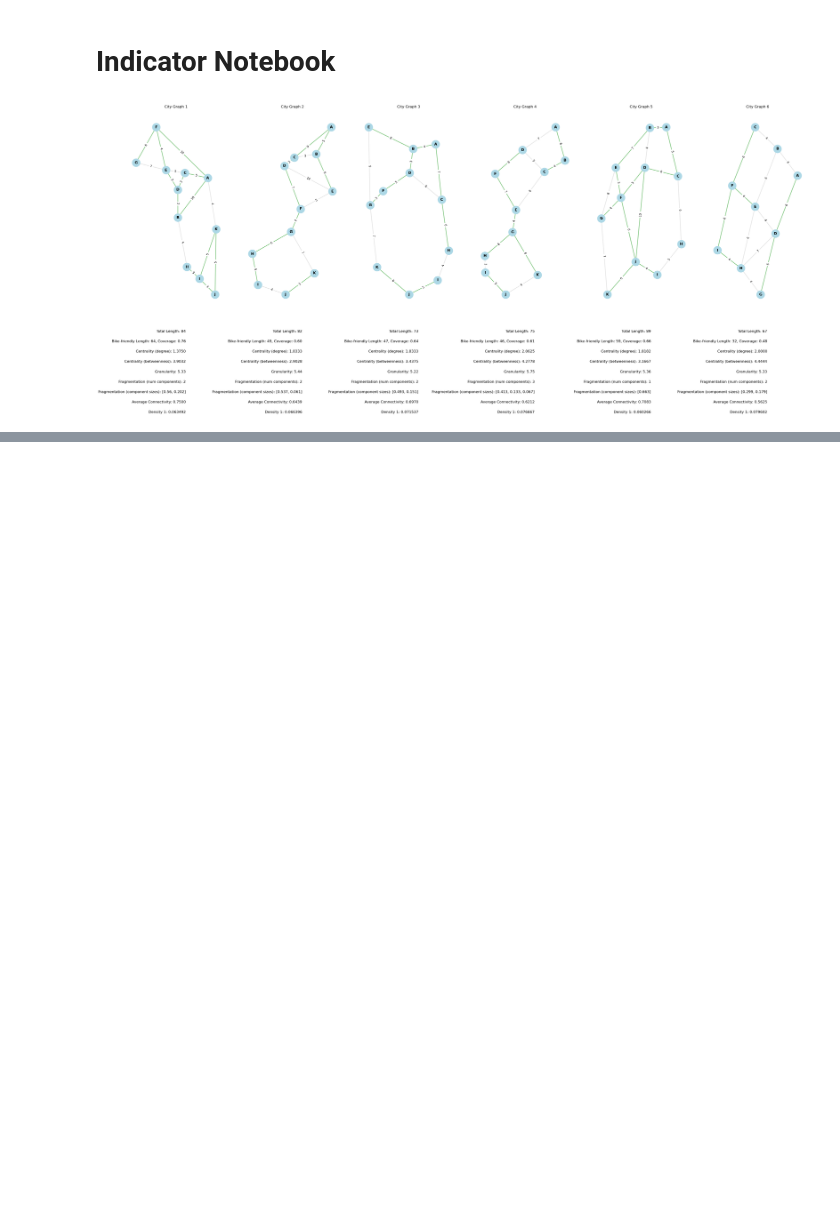
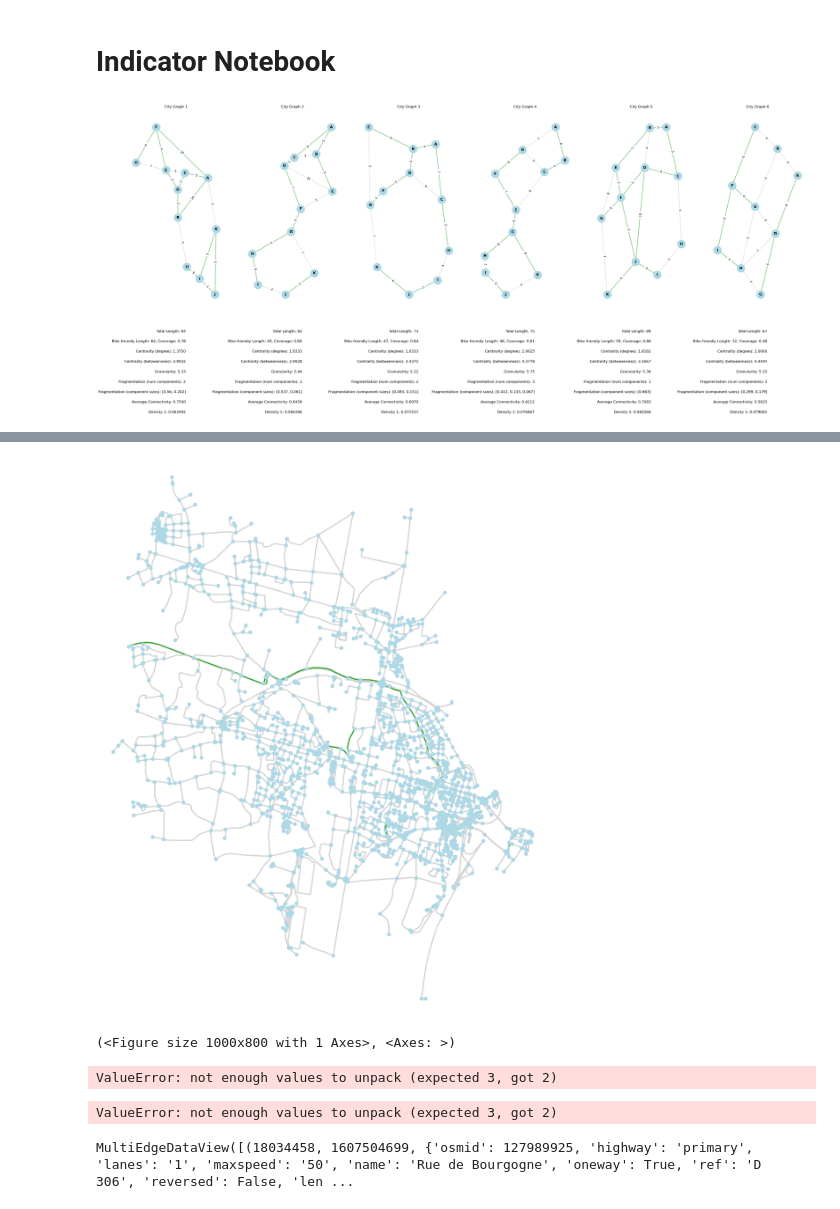
Before and after one commit to tim-lemm/code_these, a Jupyter notebook: notebooks/indicators.ipynb, the cells around one changed output, grey strips where cells are left out. Saved outputs shown, nothing was run; the diff lists cells and outputs as text; code cells hidden in the pictures; blank space fills up the shorter version.

```diff
--- a/notebooks/indicators.ipynb
+++ b/notebooks/indicators.ipynb
@@ -222,0 +250,26 @@ for i in range(1,7):
+# %%
+gdf_belleville_nodes, gdf_belleville_edges = ox.graph_to_gdfs(graph_belleville, nodes=True)
+gdf_belleville_edges['bikes']=False
+# %%
+gdf_belleville_edges.loc[gdf_belleville_edges['highway'] == 'cycleway', 'bikes'] = True
+# %%
+graph_belleville_velo = ox.graph_from_gdfs(gdf_belleville_nodes, gdf_belleville_edges).to_undirected()
+# %%
+color_map = {True: "tab:green", False: "lightgray"}
+edge_colors = [color_map.get(data['bikes'], "lightgray") for u, v, data in graph_belleville_velo.edges(data=True)]
+ox.plot_graph(graph_belleville_velo, node_size=10, node_color="lightblue", edge_color=edge_colors, figsize=(10, 8), bgcolor="#ffffff")
+# %% [output]
+[figure, added]
+(<Figure size 1000x800 with 1 Axes>, <Axes: >)
+# %%
+print(compute_all_indicators(graph_belleville_velo))
+# %% [output]
+ValueError: not enough values to unpack (expected 3, got 2)
+# %%
+network_size(extract_bike_friendly_subgraph(graph_belleville_velo))
+# %% [output]
+ValueError: not enough values to unpack (expected 3, got 2)
+# %%
+graph_belleville_velo.edges(data=True)
+# %% [output]
+MultiEdgeDataView([(18034458, 1607504699, {'osmid': 127989925, 'highway': 'primary', 'lanes': '1', 'maxspeed': '50', 'name': 'Rue de Bourgogne', 'oneway': True, 'ref': 'D 306', 'reversed': False, 'len ...
```
Also changed, not shown: parts of 5 cells of this notebook.
